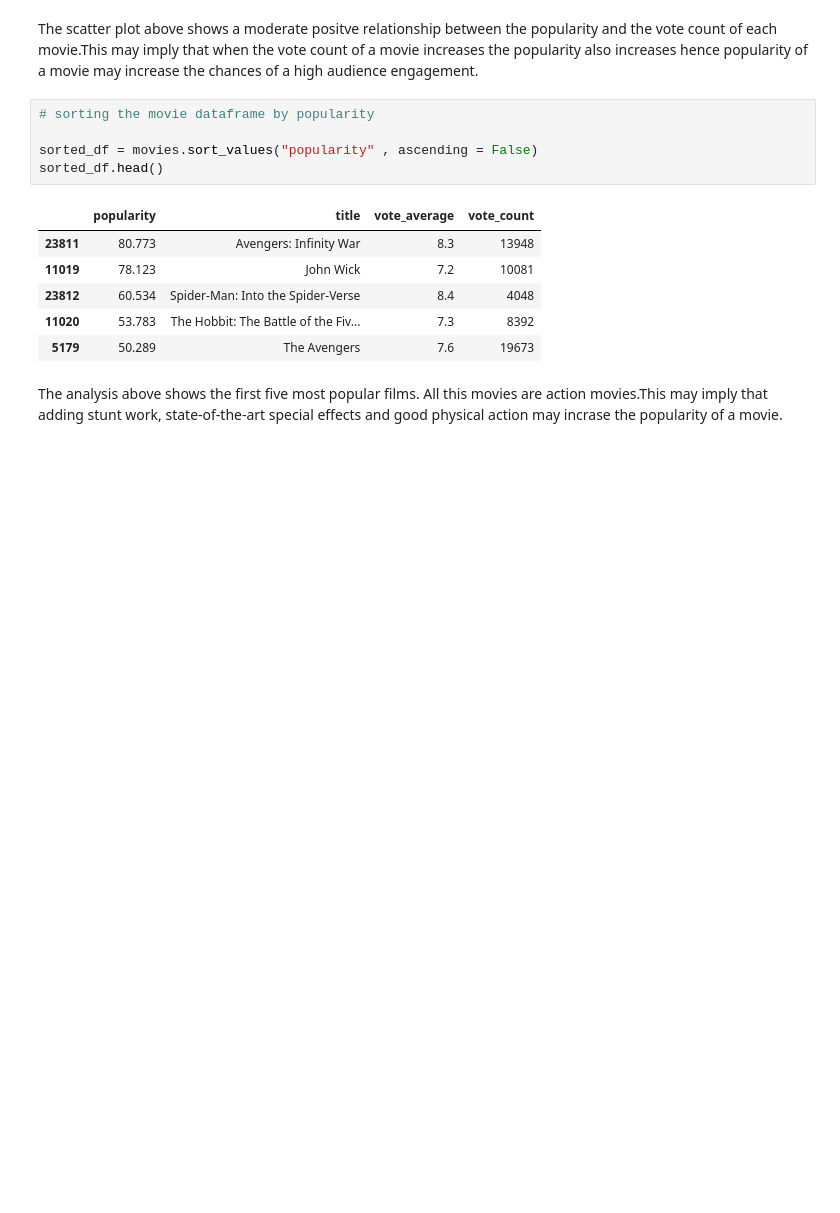
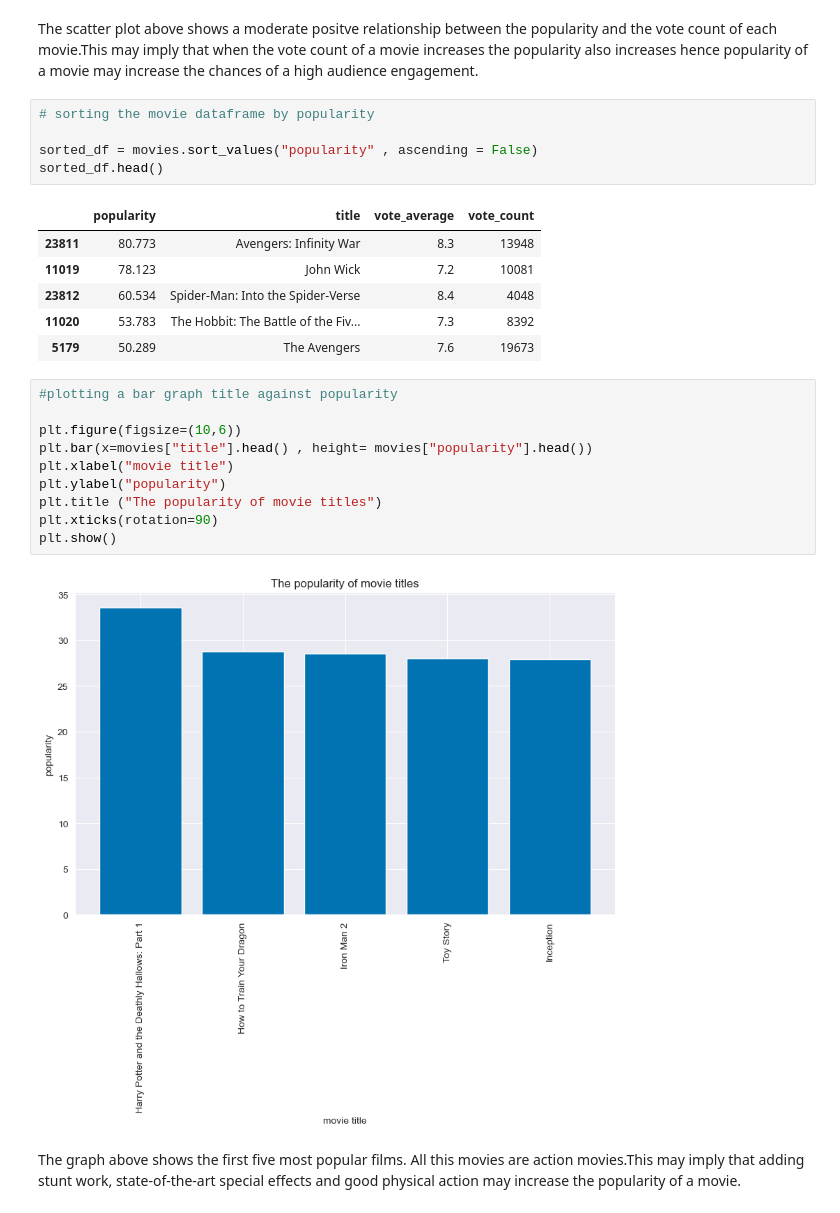
Before and after one commit to KimberlyWairimu/Project-Phase-1, a Jupyter notebook: My_project_1_jupyter_notebook.ipynb, the cells around one changed output. Drawn from its saved outputs; the diff is of its cells as text; blank space fills up the shorter version.

Commit message:
Added the analysis of the final dataset

```diff
--- a/My_project_1_jupyter_notebook.ipynb
+++ b/My_project_1_jupyter_notebook.ipynb
@@ -451,5 +451,17 @@ sorted_df.head()
 | 23812 | 60.534 | Spider-Man: Into the Spider-Verse | 8.4 | 4048 |
 | 11020 | 53.783 | The Hobbit: The Battle of the Fiv... | 7.3 | 8392 |
 | 5179 | 50.289 | The Avengers | 7.6 | 19673 |
+# %%
+#plotting a bar graph title against popularity
+
+plt.figure(figsize=(10,6))
+plt.bar(x=movies["title"].head() , height= movies["popularity"].head())
+plt.xlabel("movie title")
+plt.ylabel("popularity")
+plt.title ("The popularity of movie titles")
+plt.xticks(rotation=90)
+plt.show()
+# %% [output]
+[figure, added]
 # %% [markdown]
-The analysis above shows the first five most popular films. All this movies are action movies.This may imply that adding stunt work, state-of-the-art special effects and good physical action may incrase the popularity of a movie.
+The graph above shows the first five most popular films. All this movies are action movies.This may imply that adding stunt work, state-of-the-art special effects and good physical action may increase the popularity of a movie.
```
Also changed, not shown: parts of 11 cells of this notebook.
